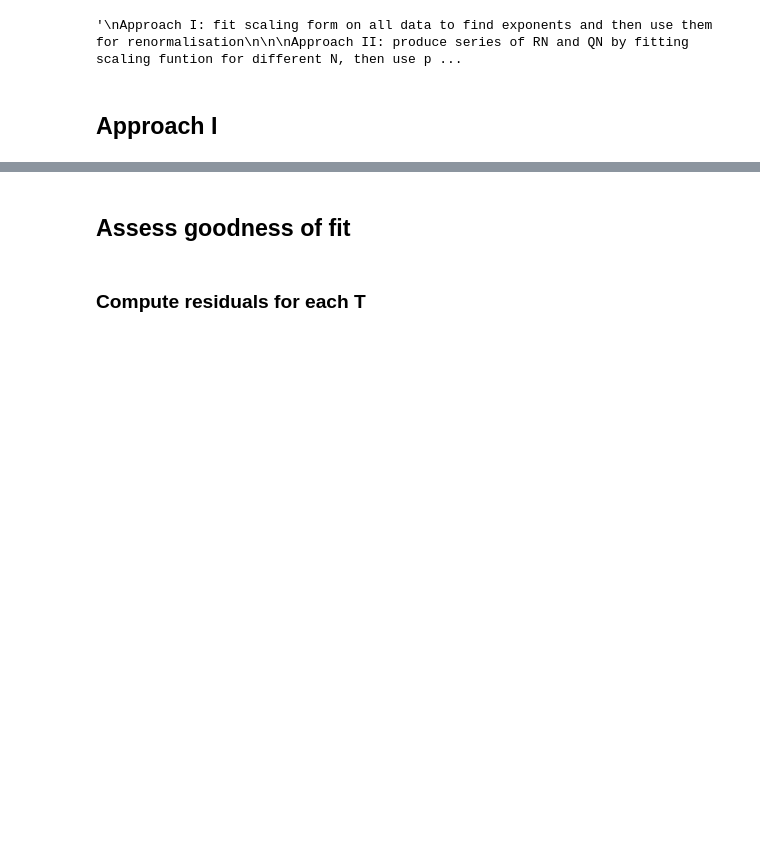
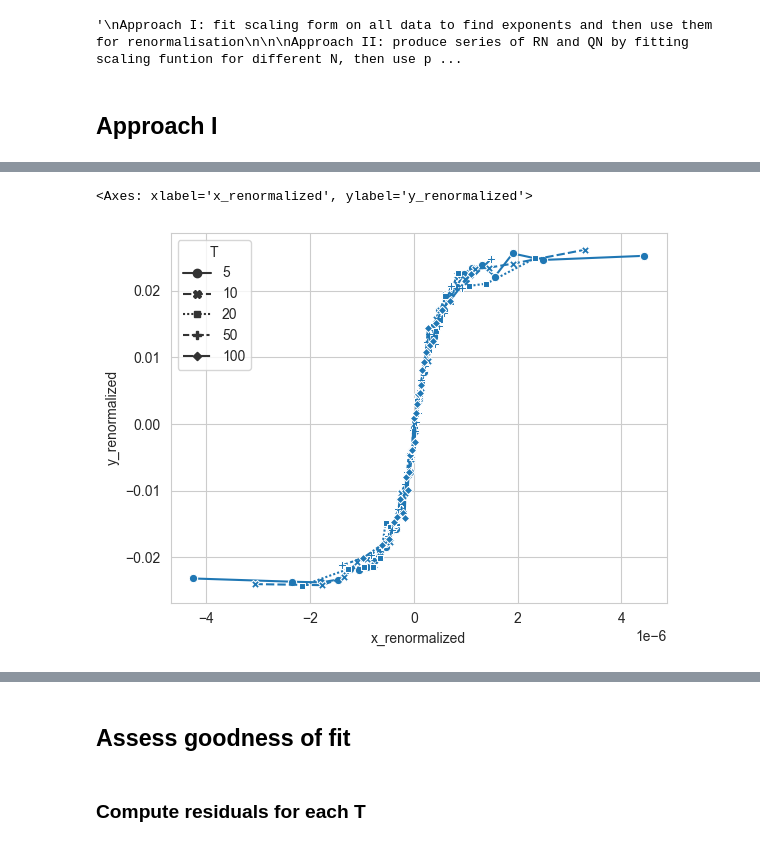
Before and after one commit to anabugaenko/liquidity, a Jupyter notebook: notebooks/Scratch Notebook for Testing.ipynb, the cells around one changed output, grey strips where cells are left out. Saved outputs shown, nothing was run; the diff lists cells and outputs as text; code cells hidden in the pictures; blank space fills up the shorter version.

```diff
--- a/notebooks/Scratch Notebook for Testing.ipynb
+++ b/notebooks/Scratch Notebook for Testing.ipynb
@@ -131,0 +150,10 @@ array([3.22877450e-01, 2.11407604e-03, 3.41326854e-01, 1.68397197e+01,
+# %%
+chi, kappa, alpha, beta, gamma = popt_tsla
+data_binned['x_renormalized'] = data_binned['vol_imbalance'] / np.power(data_binned['T'], kappa)
+data_binned['y_renormalized'] = data_binned['R'] / np.power(data_binned['T'], chi)
+
+sns.lineplot(x='x_renormalized', y='y_renormalized', data=data_binned, style="T",
+             markers=True, legend='brief')
+# %% [output]
+<Axes: xlabel='x_renormalized', ylabel='y_renormalized'>
+[figure, added]
```
Also changed, not shown: parts of 20 cells of this notebook, 6 other files.
